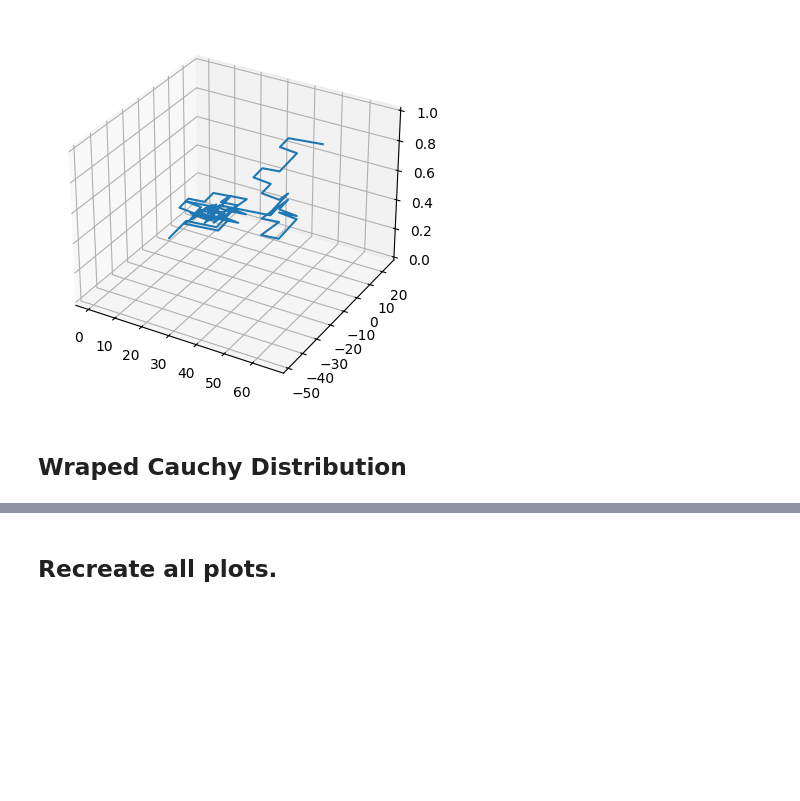
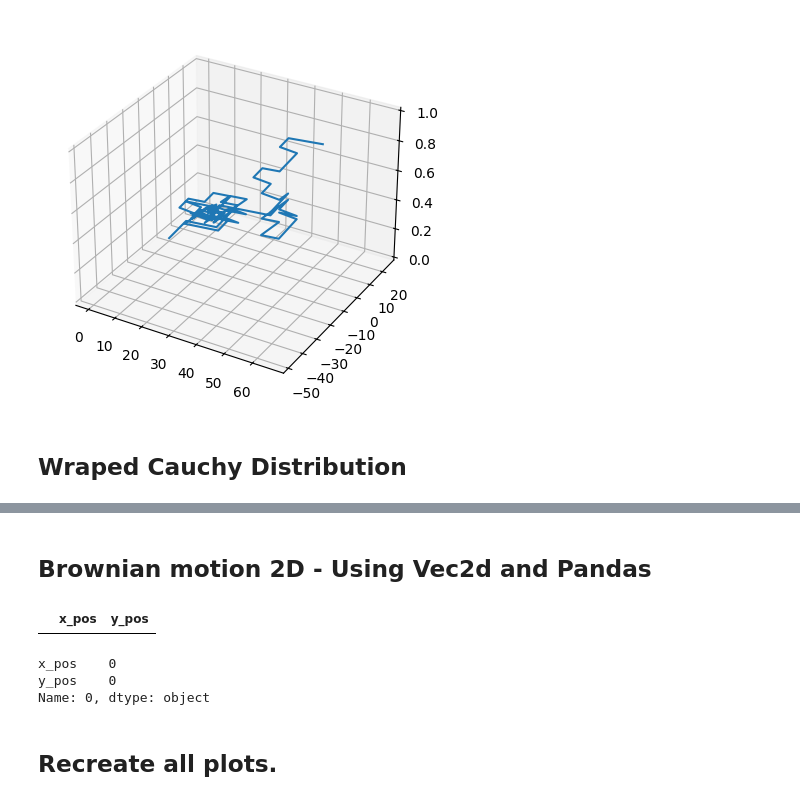
Before and after one commit to OmarGudi/Random_Walks_BrownianMotion, a Jupyter notebook: Random Walks_Brownian Motion.ipynb, the cells around one changed output, grey strips where cells are left out. Cells and saved outputs as stored; diff of their text form; code cells hidden in the pictures; blank space fills up the shorter version.

```diff
--- a/Random Walks_Brownian Motion.ipynb
+++ b/Random Walks_Brownian Motion.ipynb
@@ -193,3 +193,10 @@ fig_BM_2d.add_trace(go.Scatter(
     showlegend = True
 ))
 fig_BM_2d.show()
+# %% [markdown]
+## Brownian motion 2D - Using Vec2d and Pandas
+# %%
+BM_2d_df = pd.DataFrame(columns = ['x_pos', 'y_pos'])
+BM_2d_df
+# %% [output]
+|  | x_pos | y_pos |
@@ -195,0 +222,6 @@ fig_BM_2d.show()
+# %%
+BM_2d_df.loc[0]
+# %% [output]
+x_pos    0
+y_pos    0
+Name: 0, dtype: object
```
Also changed, not shown: parts of 3 cells of this notebook.
